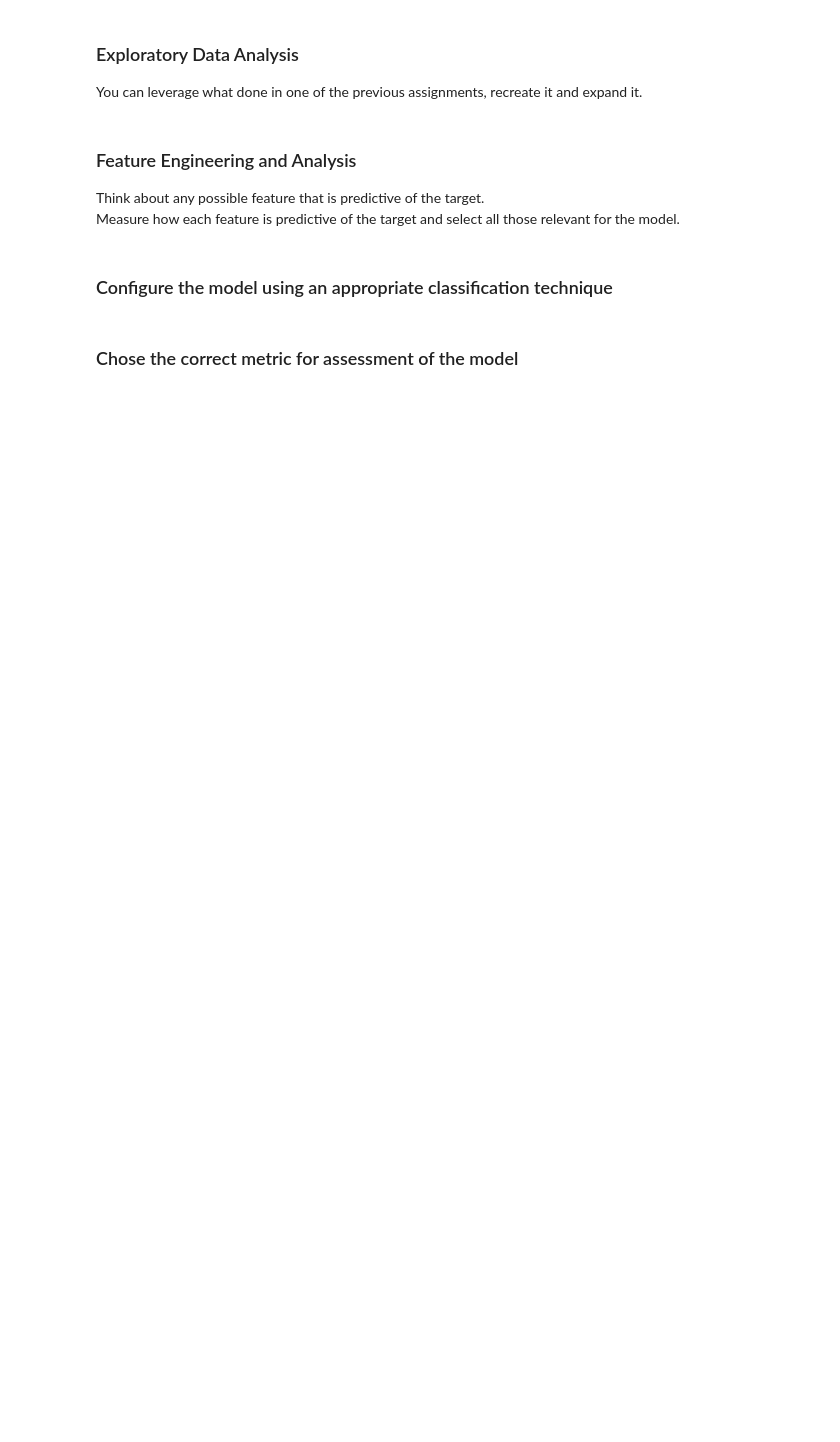
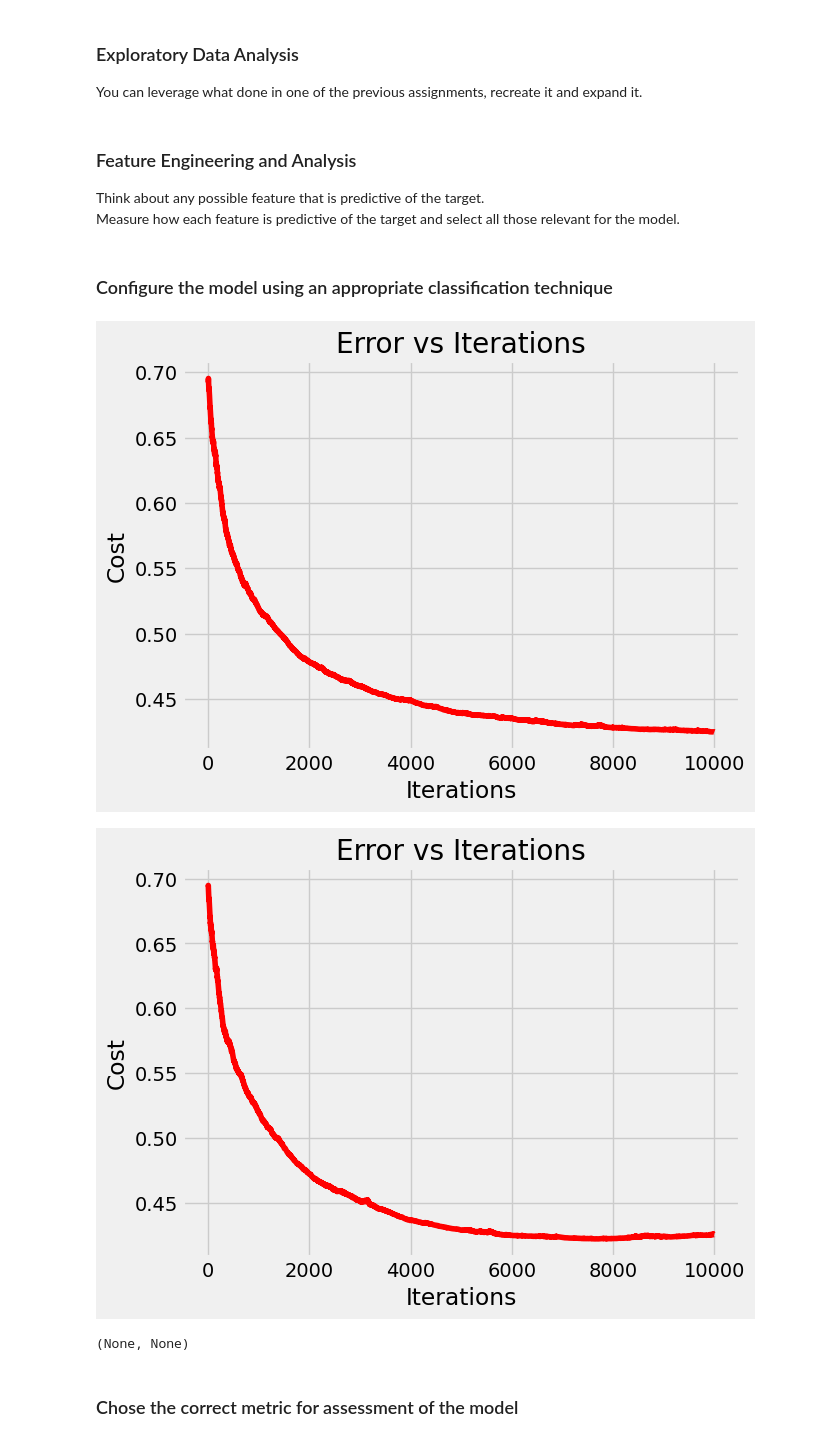
Before and after one commit to GiuseppeManai/ysc4224, a Jupyter notebook: 2.Churn_Model/ChurnModel.ipynb, the cells around one changed output. Cells and saved outputs as stored; diff of their text form; code cells hidden in the pictures; blank space fills up the shorter version.

Commit message:
Updated ChurnModel.ipynb with code

```diff
--- a/2.Churn_Model/ChurnModel.ipynb
+++ b/2.Churn_Model/ChurnModel.ipynb
@@ -8,3 +79,10 @@ import numpy as np
+# %%
+# Dropping `churn` column
+X = data2.copy()
+
+# Inserting column of ones for XO parameter Q0
+X.insert(0, 'X0', 1)
+target = data1['Churn']
 # %% [markdown]
 ### Exploratory Data Analysis
 
@@ -15,5 +93,3 @@ Think about any possible feature that is predictive of the target.
 Measure how each feature is predictive of the target and select all those relevant for the model.
 # %% [markdown]
 ### Configure the model using an appropriate classification technique
-# %% [markdown]
-### Chose the correct metric for assessment of the model
@@ -19,0 +168,22 @@ Measure how each feature is predictive of the target and select all those releva
+# %%
+# Initializing hyperparameters
+alpha = 0.001
+num_iters = 10000
+lamda = 4
+
+# Initlaizing parameters `q`s
+params = np.zeros(X.shape[1])
+# %%
+# Logistric Regression
+parameters1, errors1 = log_reg_sgd(X, target, params, alpha, num_iters)
+# %%
+# Regularized Logistic Regression
+parameters2, errors2 = log_reg_regularized_sgd(X, target, params, alpha, lamda, num_iters)
+# %%
+plotChart(num_iters, errors1), plotChart(num_iters, errors2)
+# %% [output]
+[figure, added]
+[figure, added]
+(None, None)
+# %% [markdown]
+### Chose the correct metric for assessment of the model
```
Also changed, not shown: parts of 7 cells of this notebook.
